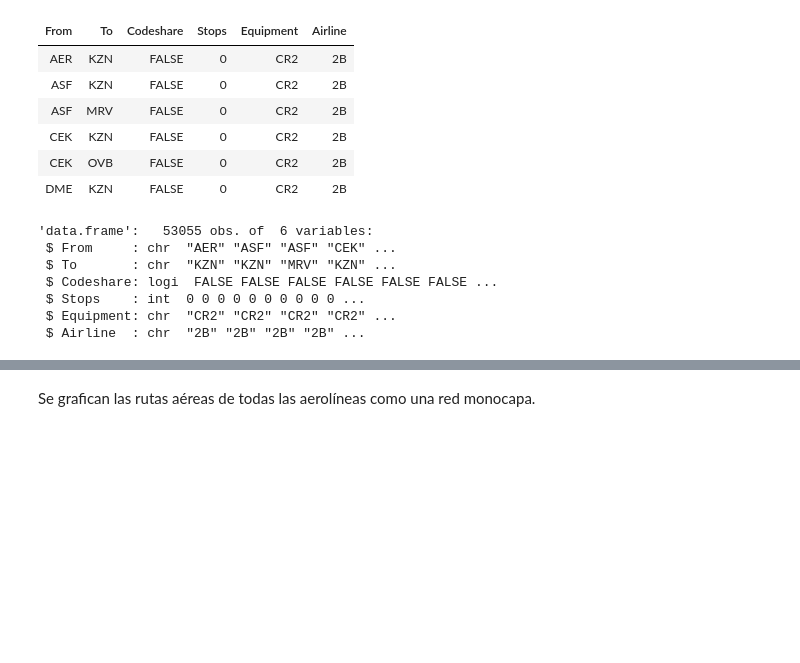
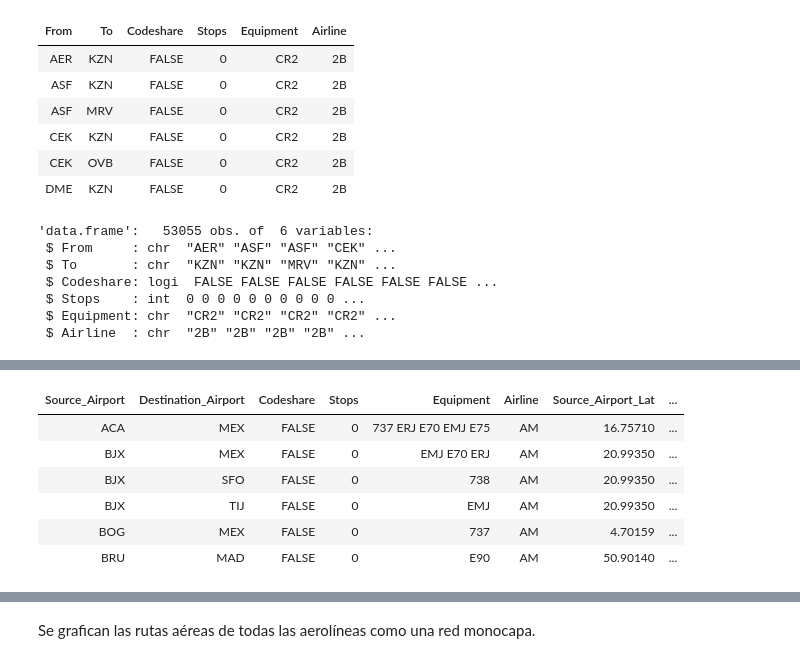
Before and after one commit to Yuriyama/Proyecto_aerolineas, a Jupyter notebook: Code/Procesamiento_datos_mapa.ipynb, the cells around one changed output, grey strips where cells are left out. Cells and saved outputs as stored; diff of their text form; code cells hidden in the pictures; blank space fills up the shorter version.

```diff
--- a/Code/Procesamiento_datos_mapa.ipynb
+++ b/Code/Procesamiento_datos_mapa.ipynb
@@ -389,0 +540,11 @@ length(unique(rutas17f$Airline))
+# %%
+flights <- left_join(flights, airports_dest, by = "Destination_Airport")
+flights %>% head
+# %% [output]
+| Source_Airport | Destination_Airport | Codeshare | Stops | Equipment | Airline | Source_Airport_Lat | ... |
+| ACA | MEX | FALSE | 0 | 737 ERJ E70 EMJ E75 | AM | 16.75710 | ... |
+| BJX | MEX | FALSE | 0 | EMJ E70 ERJ | AM | 20.99350 | ... |
+| BJX | SFO | FALSE | 0 | 738 | AM | 20.99350 | ... |
+| BJX | TIJ | FALSE | 0 | EMJ | AM | 20.99350 | ... |
+| BOG | MEX | FALSE | 0 | 737 | AM | 4.70159 | ... |
+| BRU | MAD | FALSE | 0 | E90 | AM | 50.90140 | ... |
```
Also changed, not shown: parts of 36 cells of this notebook.
